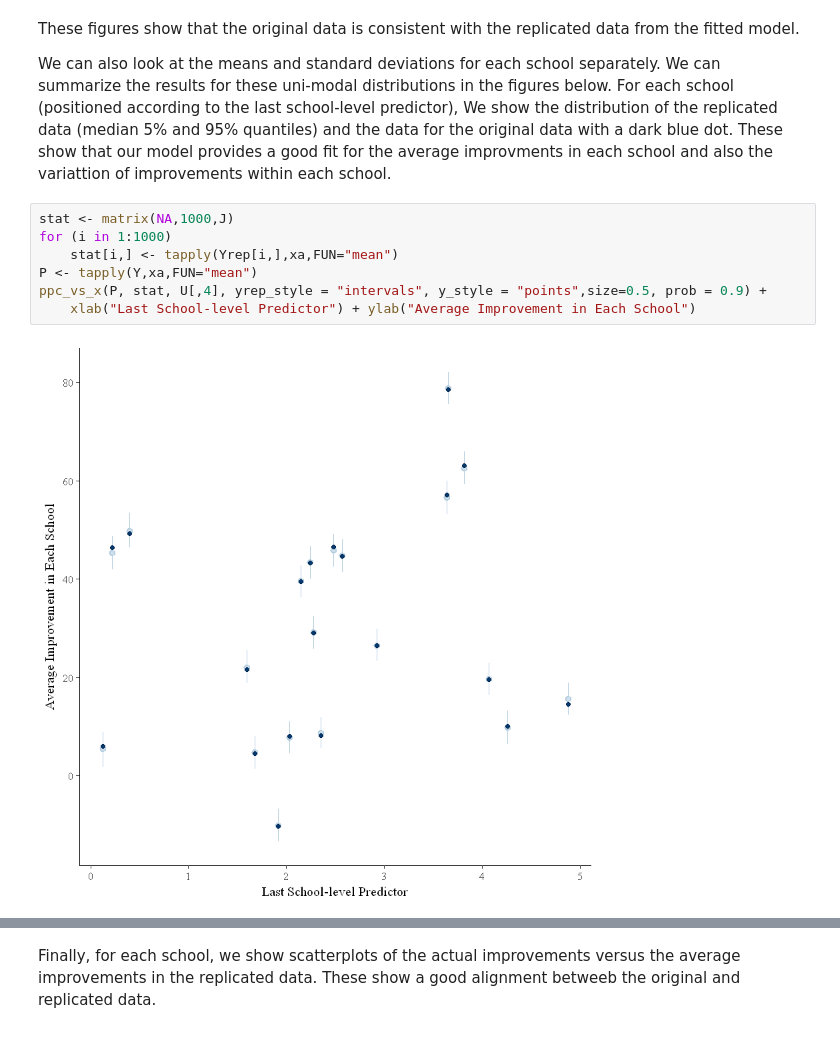
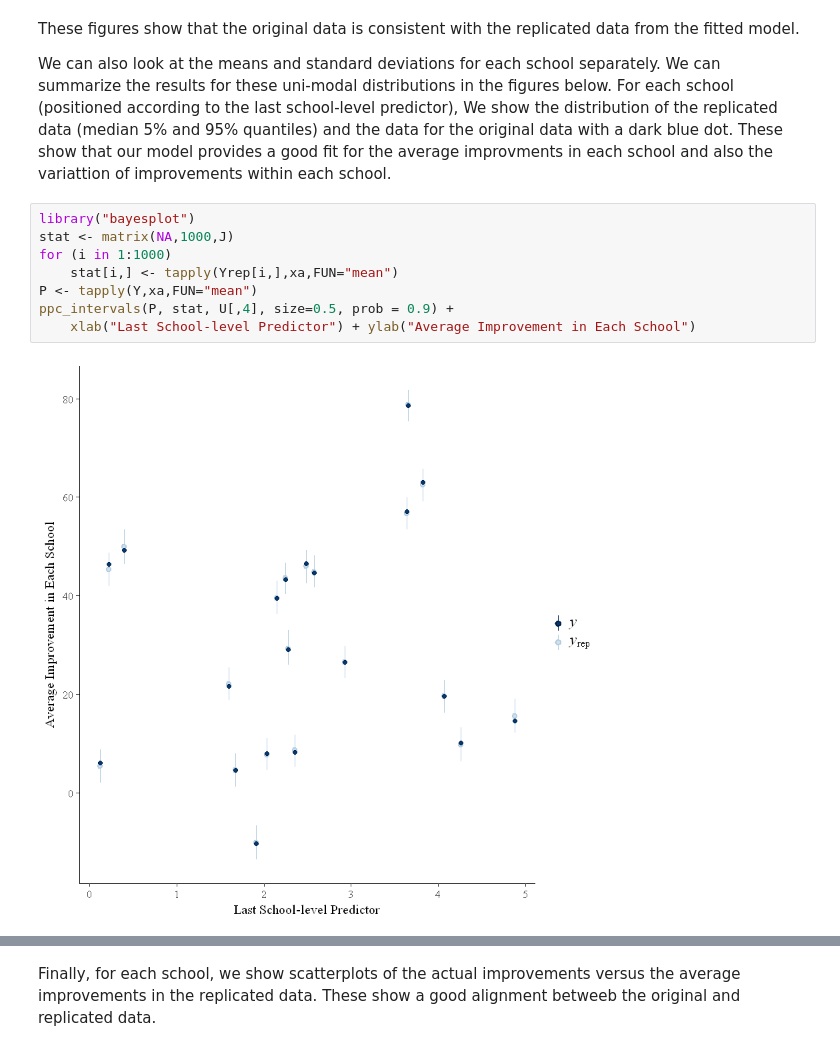
Before and after one commit to milkha/JupyterTest2, a Jupyter notebook: Model3.ipynb, the cells around one changed output, grey strips where cells are left out. Cells and saved outputs as stored; diff of their text form.

```diff
--- a/Model3.ipynb
+++ b/Model3.ipynb
@@ -153,14 +153,15 @@ These figures show that the original data is consistent with the replicated data
 We can also look at the means and standard deviations for each school separately. We can summarize the results for these uni-modal distributions in the figures below. For each school (positioned according to the last school-level predictor), We show the distribution of the replicated data (median 5% and 95% quantiles) and the data for the original data with a dark blue dot.
 These show that our model provides a good fit for the average improvments in each school and also the variattion of improvements within each school.
 # %%
+library("bayesplot")
 stat <- matrix(NA,1000,J)
 for (i in 1:1000)
     stat[i,] <- tapply(Yrep[i,],xa,FUN="mean")
 P <- tapply(Y,xa,FUN="mean")
-ppc_vs_x(P, stat, U[,4], yrep_style = "intervals", y_style = "points",size=0.5, prob = 0.9) +
+ppc_intervals(P, stat, U[,4], size=0.5, prob = 0.9) +
     xlab("Last School-level Predictor") + ylab("Average Improvement in Each School")
 # %% [output]
-[figure, old version]
+[figure, new version]
 # %%
 stat <- matrix(NA,1000,J)
 for (i in 1:1000)
```
Also changed, not shown: parts of 4 cells of this notebook.
